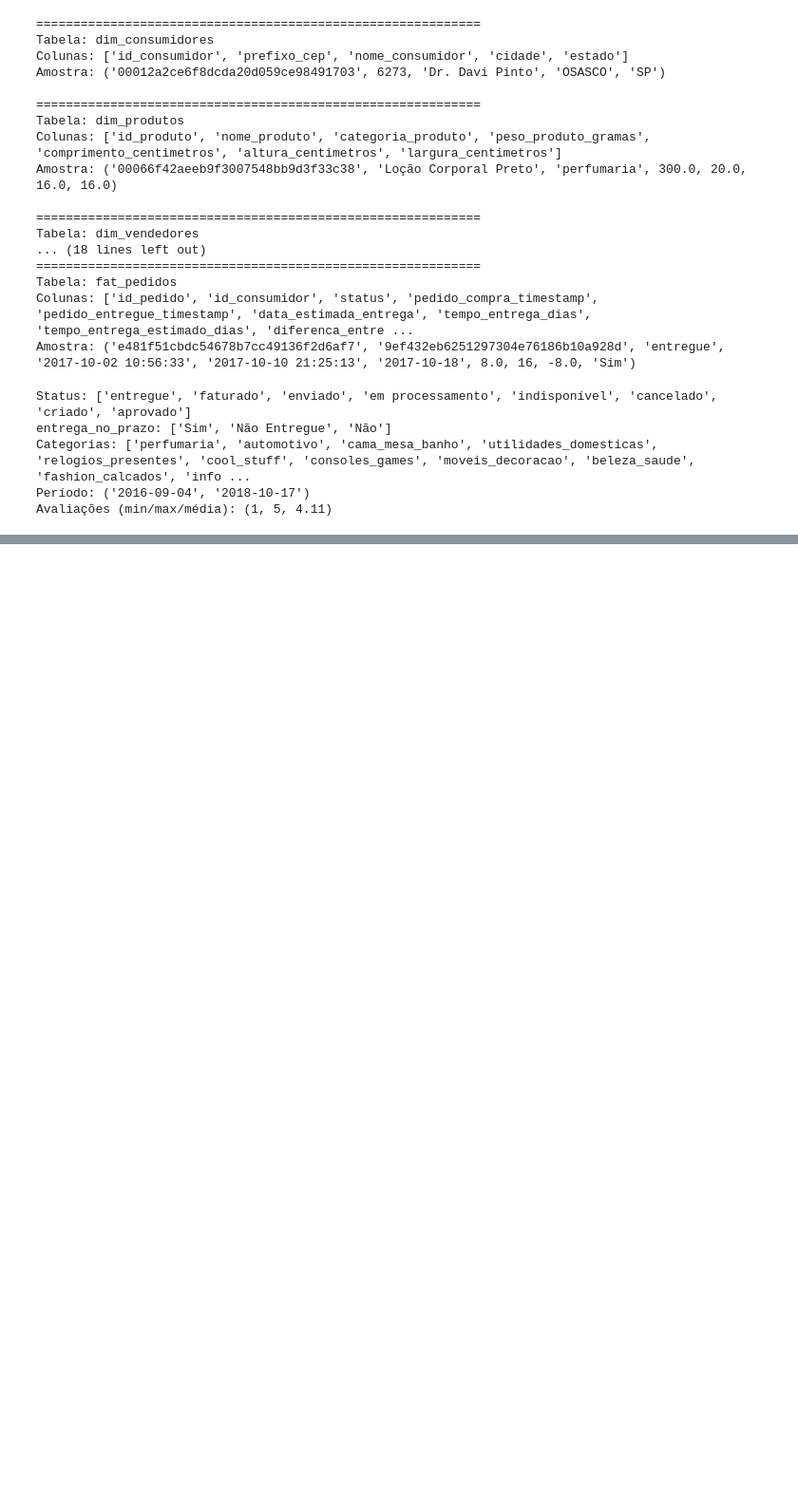
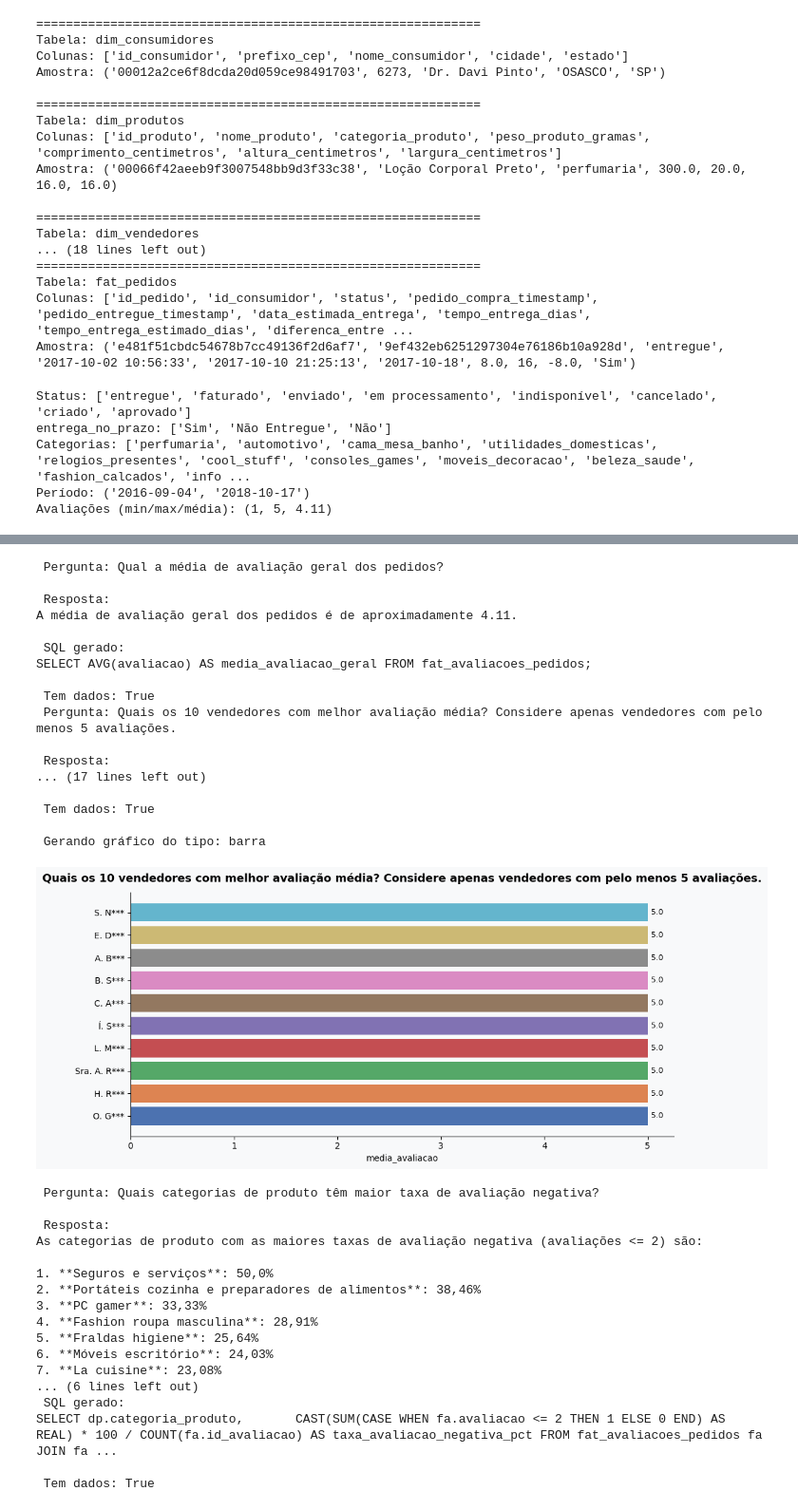
Before and after one commit to JRicLP/GenAI_Ecommerce-Agent, a Jupyter notebook: notebook.ipynb, the cells around one changed output, grey strips where cells are left out. Shown at 95% size. Saved outputs shown, nothing was run; the diff lists cells and outputs as text; code cells hidden in the pictures; blank space fills up the shorter version.

```diff
--- a/notebook.ipynb
+++ b/notebook.ipynb
@@ -125,0 +410,47 @@ Pedidos sem consumidor correspondente: 0
+# %%
+# 3 - Análise de Satisfação e Avaliações:
+
+# Consulta 1:
+exibir_resposta('Qual a média de avaliação geral dos pedidos?')
+
+# Consulta 2:
+exibir_resposta('Quais os 10 vendedores com melhor avaliação média? Considere apenas vendedores com pelo menos 5 avaliações.')
+
+# Consulta 3:
+exibir_resposta('Quais categorias de produto têm maior taxa de avaliação negativa?')
+# %% [output]
+ Pergunta: Qual a média de avaliação geral dos pedidos?
+
+ Resposta:
+A média de avaliação geral dos pedidos é de aproximadamente 4.11.
+
+ SQL gerado:
+SELECT AVG(avaliacao) AS media_avaliacao_geral FROM fat_avaliacoes_pedidos;
+
+ Tem dados: True
+ Pergunta: Quais os 10 vendedores com melhor avaliação média? Considere apenas vendedores com pelo menos 5 avaliações.
+
+ Resposta:
+... (17 lines left out)
+
+ Tem dados: True
+
+ Gerando gráfico do tipo: barra
+[figure, added]
+ Pergunta: Quais categorias de produto têm maior taxa de avaliação negativa?
+
+ Resposta:
+As categorias de produto com as maiores taxas de avaliação negativa (avaliações <= 2) são:
+
+1. **Seguros e serviços**: 50,0%
+2. **Portáteis cozinha e preparadores de alimentos**: 38,46%
+3. **PC gamer**: 33,33%
+4. **Fashion roupa masculina**: 28,91%
+5. **Fraldas higiene**: 25,64%
+6. **Móveis escritório**: 24,03%
+7. **La cuisine**: 23,08%
+... (6 lines left out)
+ SQL gerado:
+SELECT dp.categoria_produto,       CAST(SUM(CASE WHEN fa.avaliacao <= 2 THEN 1 ELSE 0 END) AS REAL) * 100 / COUNT(fa.id_avaliacao) AS taxa_avaliacao_negativa_pct FROM fat_avaliacoes_pedidos fa JOIN fa ...
+
+ Tem dados: True
```
Also changed, not shown: parts of 23 cells of this notebook.
